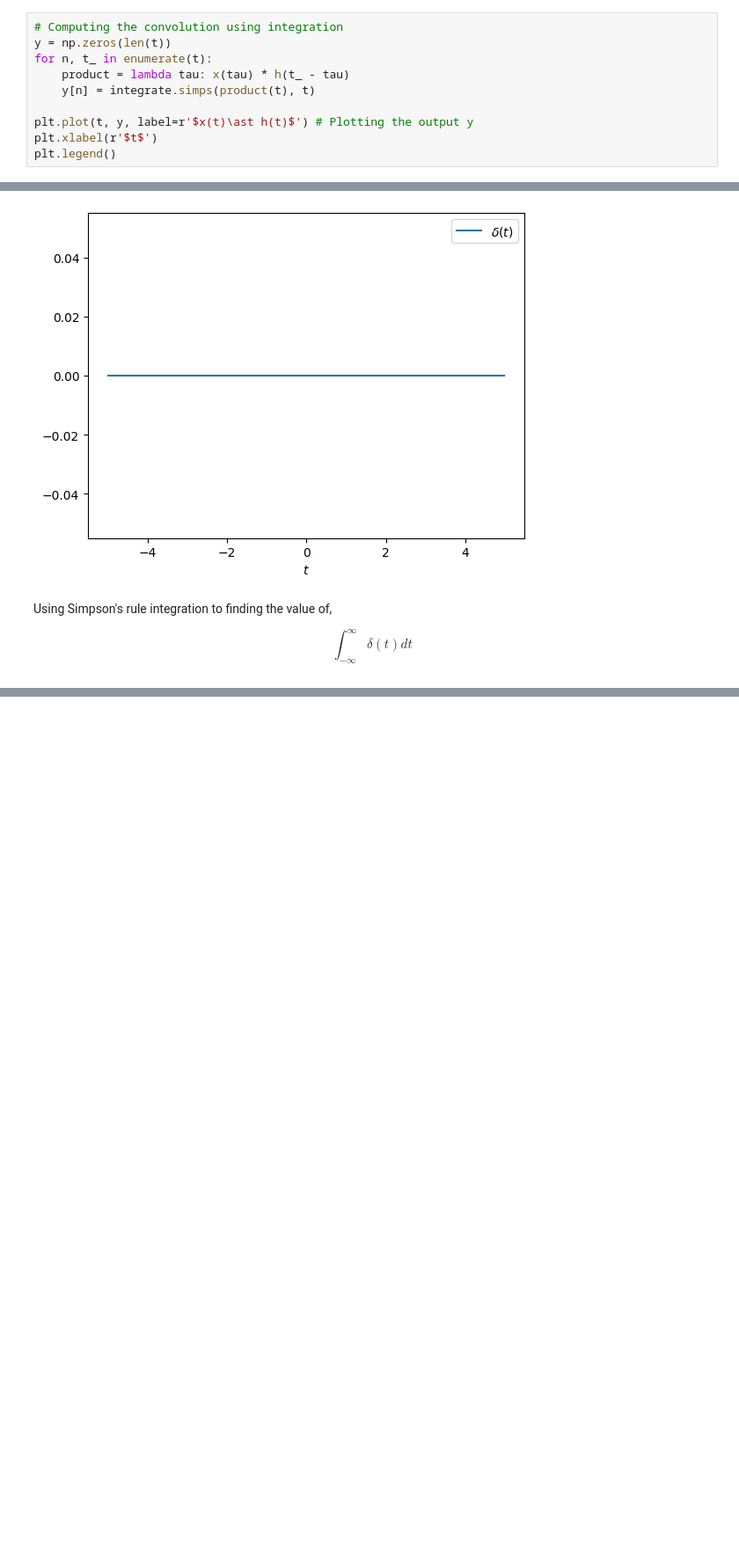
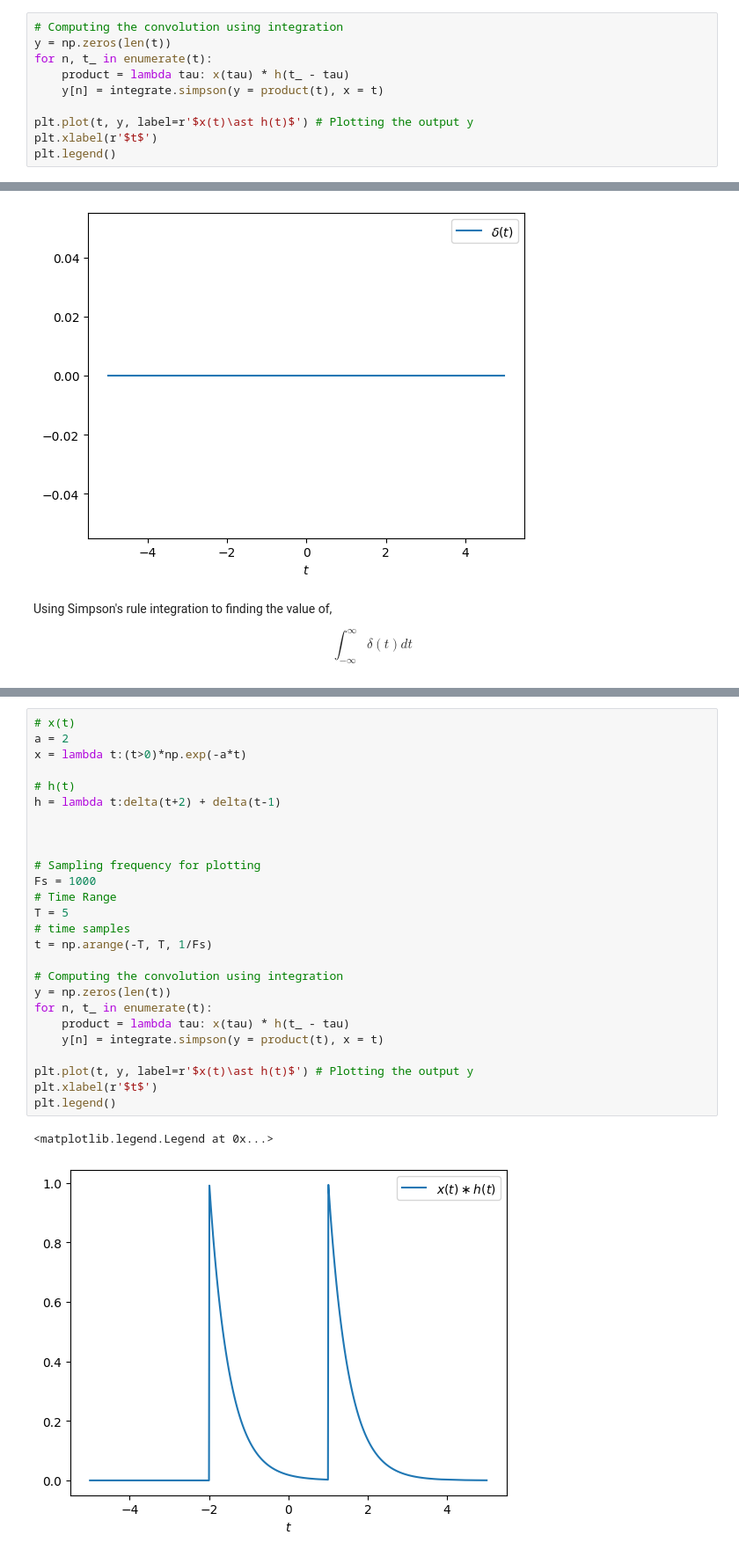
Before and after one commit to PankajaBalasooriya/UOM_S2_EN1094_Laboratory-Practices, a Jupyter notebook: Circuits_Signals_Systems/Workshop3-Linear-Time-Invarient-Systems/Workshop3.ipynb, the cells around one changed output, grey strips where cells are left out. Shown at 88% size. Drawn from its saved outputs; the diff is of its cells as text; blank space fills up the shorter version.

```diff
--- a/Circuits_Signals_Systems/Workshop3-Linear-Time-Invarient-Systems/Workshop3.ipynb
+++ b/Circuits_Signals_Systems/Workshop3-Linear-Time-Invarient-Systems/Workshop3.ipynb
@@ -111,7 +113,7 @@ plt.legend()
 y = np.zeros(len(t))
 for n, t_ in enumerate(t):
     product = lambda tau: x(tau) * h(t_ - tau)
-    y[n] = integrate.simps(product(t), t)
+    y[n] = integrate.simpson(y = product(t), x = t)
 
 plt.plot(t, y, label=r'$x(t)\ast h(t)$') # Plotting the output y
 plt.xlabel(r'$t$')
@@ -159,0 +174,29 @@ print(y)
+# %%
+# x(t)
+a = 2
+x = lambda t:(t>0)*np.exp(-a*t)
+
+# h(t)
+h = lambda t:delta(t+2) + delta(t-1)
+
+
+
+# Sampling frequency for plotting
+Fs = 1000
+# Time Range
+T = 5
+# time samples
+t = np.arange(-T, T, 1/Fs)
+
+# Computing the convolution using integration
+y = np.zeros(len(t))
+for n, t_ in enumerate(t):
+    product = lambda tau: x(tau) * h(t_ - tau)
+    y[n] = integrate.simpson(y = product(t), x = t)
+
+plt.plot(t, y, label=r'$x(t)\ast h(t)$') # Plotting the output y
+plt.xlabel(r'$t$')
+plt.legend()
+# %% [output]
+<matplotlib.legend.Legend at 0x...>
+[figure, added]
```
Also changed, not shown: parts of 20 cells of this notebook, 8 other files.
